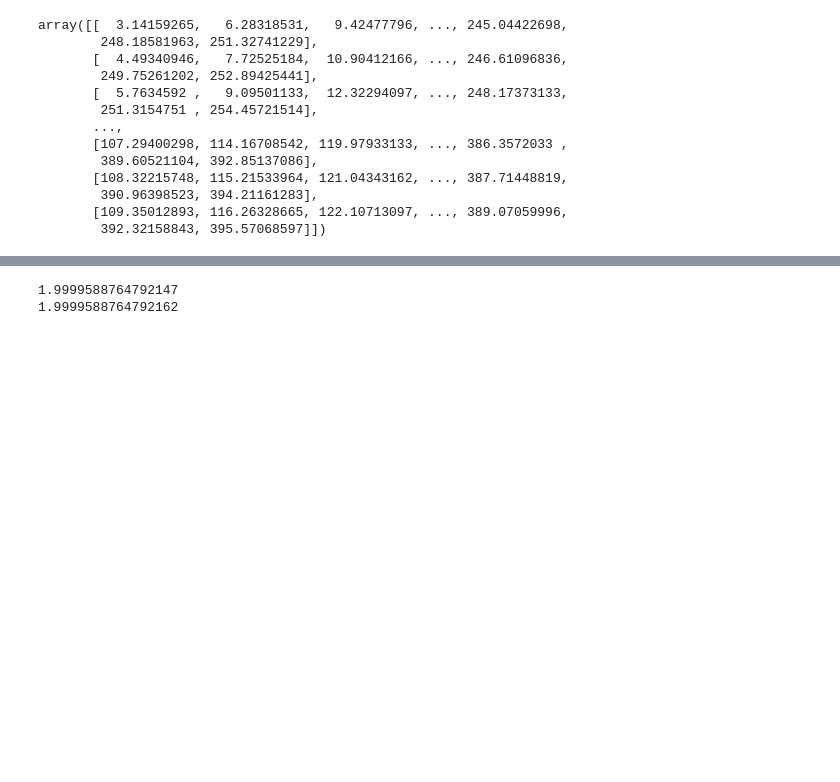
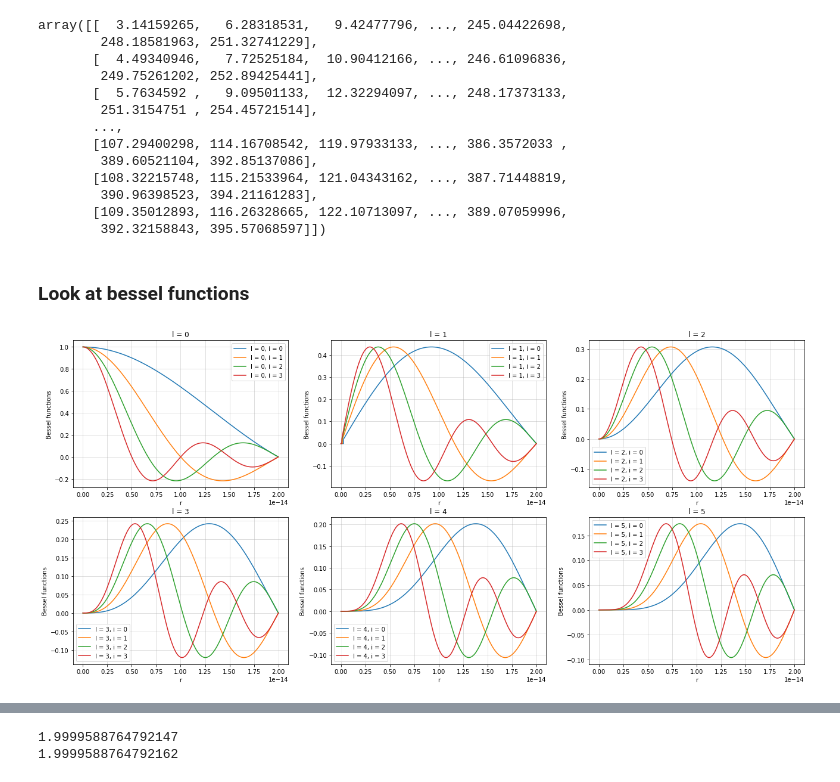
Before and after one commit to TobiLeitgeb/ComputationalPhysics_VO_code, a Jupyter notebook: main.ipynb, the cells around one changed output, grey strips where cells are left out. Cells and saved outputs as stored; diff of their text form; code cells hidden in the pictures; blank space fills up the shorter version.

Commit message:
Visualization of bessel functions

```diff
--- a/main.ipynb
+++ b/main.ipynb
@@ -59,3 +59,23 @@ R  = 20 * 1e-15
 #now we want to calculate the wavenumbers. we know the relation between the wavenumber and the roots of the bessel function
 # j_l(k_il R) = 0.
 k_il = roots_li.T / R
+# %% [markdown]
+### Look at bessel functions
+# %%
+r = np.linspace(0,R,1000)
+l_max = 6
+i_max = 4   # ~ n_roots
+
+fig, ax = plt.subplots(int(np.ceil(l_max/3)),3,figsize = (22, 5*int(np.ceil(l_max/3))))
+fig.set_facecolor('white')
+ax = ax.flatten()
+for l in range(l_max):
+    for i in range(i_max):
+        ax[l].plot(r,np.vectorize(J_lx)(l,k_il[i,l] * r),label = "l = {}, i = {}".format(l,i))
+        ax[l].set_xlabel("r")
+        ax[l].set_ylabel("Bessel functions")
+        ax[l].legend()
+        ax[l].set_title("l = {}".format(l))
+        ax[l].grid(alpha=0.5)
+# %% [output]
+[figure, added]
```
Also changed, not shown: parts of 2 cells of this notebook, 1 other file.
